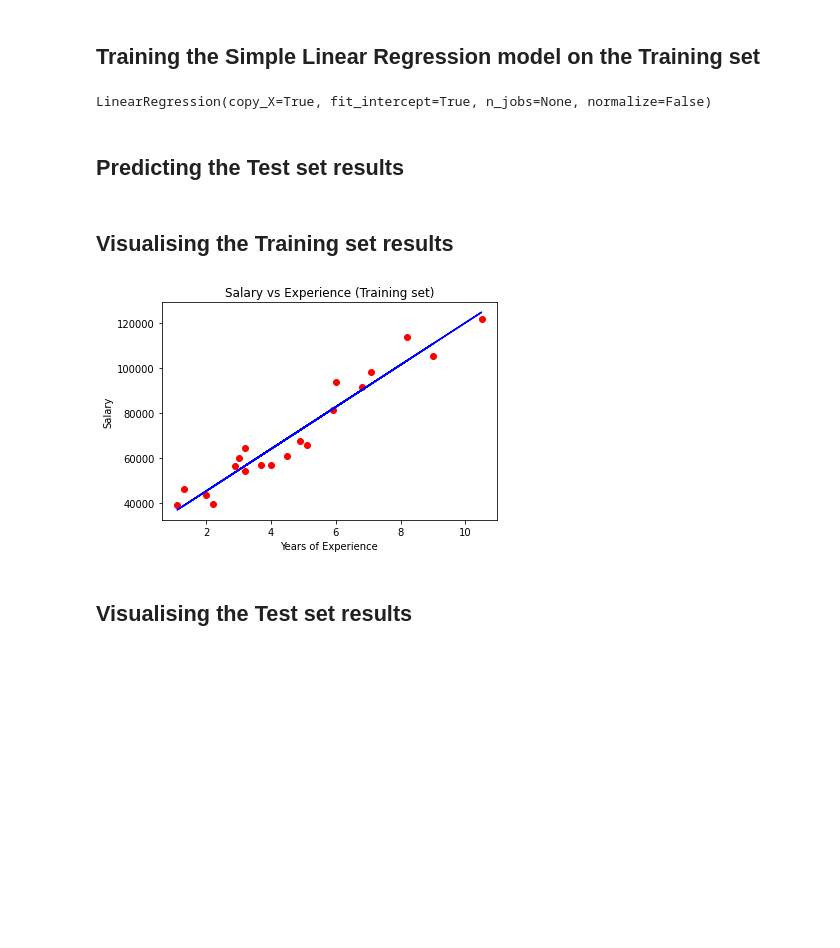
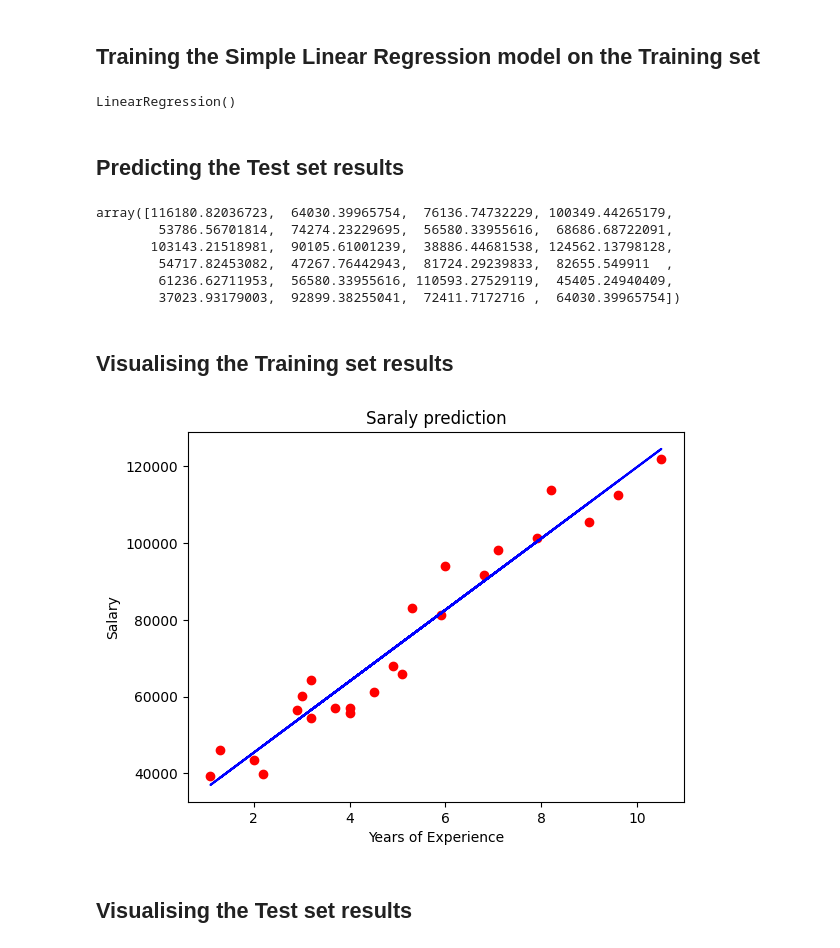
Before and after one commit to tomarayush8624/machineLearning, a Jupyter notebook: simple_linear_regression.ipynb, the cells around one changed output. Saved outputs shown, nothing was run; the diff lists cells and outputs as text; code cells hidden in the pictures; blank space fills up the shorter version.

```diff
--- a/simple_linear_regression.ipynb
+++ b/simple_linear_regression.ipynb
@@ -18,30 +18,38 @@ y = dataset.iloc[:, -1].values
 ## Splitting the dataset into the Training set and Test set
 # %%
 from sklearn.model_selection import train_test_split
-X_train, X_test, y_train, y_test = train_test_split(X, y, test_size = 1/3, random_state = 0)
+X_train, X_test, y_train, y_test = train_test_split(X, y, test_size = 0.2, random_state= 0)
 # %% [markdown]
 ## Training the Simple Linear Regression model on the Training set
 # %%
 from sklearn.linear_model import LinearRegression
-regressor = LinearRegression()
+regressor  = LinearRegression()
 regressor.fit(X_train, y_train)
 # %% [output]
-LinearRegression(copy_X=True, fit_intercept=True, n_jobs=None, normalize=False)
+LinearRegression()
 # %% [markdown]
 ## Predicting the Test set results
 # %%
-y_pred = regressor.predict(X_test)
+y_pred = regressor.predict(X_train)
+y_pred
+# %% [output]
+array([116180.82036723,  64030.39965754,  76136.74732229, 100349.44265179,
+        53786.56701814,  74274.23229695,  56580.33955616,  68686.68722091,
+       103143.21518981,  90105.61001239,  38886.44681538, 124562.13798128,
+        54717.82453082,  47267.76442943,  81724.29239833,  82655.549911  ,
+        61236.62711953,  56580.33955616, 110593.27529119,  45405.24940409,
+        37023.93179003,  92899.38255041,  72411.7172716 ,  64030.39965754])
 # %% [markdown]
 ## Visualising the Training set results
 # %%
 plt.scatter(X_train, y_train, color = 'red')
 plt.plot(X_train, regressor.predict(X_train), color = 'blue')
-plt.title('Salary vs Experience (Training set)')
+plt.title('Saraly prediction')
 plt.xlabel('Years of Experience')
 plt.ylabel('Salary')
 plt.show()
 # %% [output]
-[figure, old version]
+[figure, new version]
 # %% [markdown]
 ## Visualising the Test set results
 # %%
```
Also changed, not shown: parts of 1 cell of this notebook.
